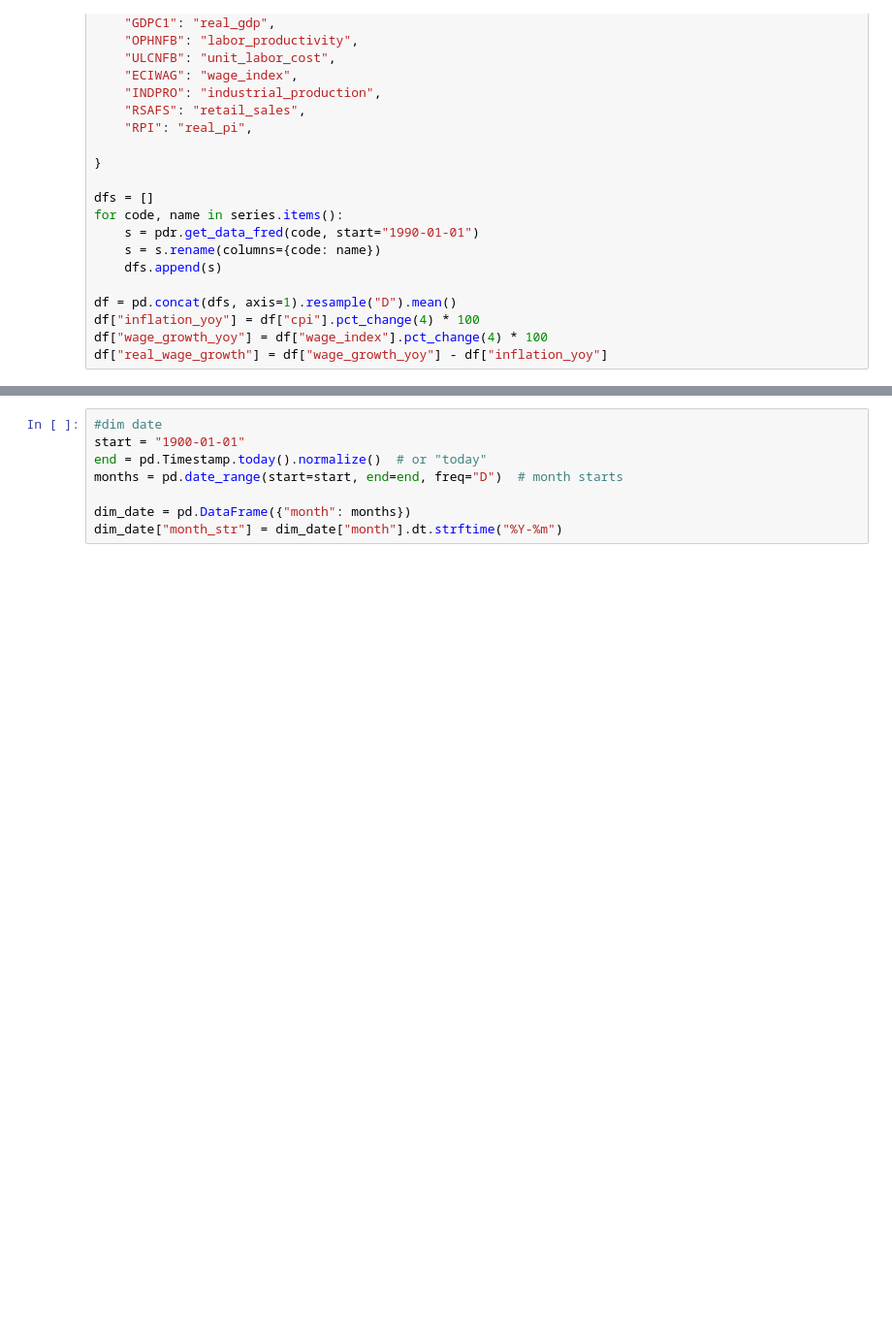
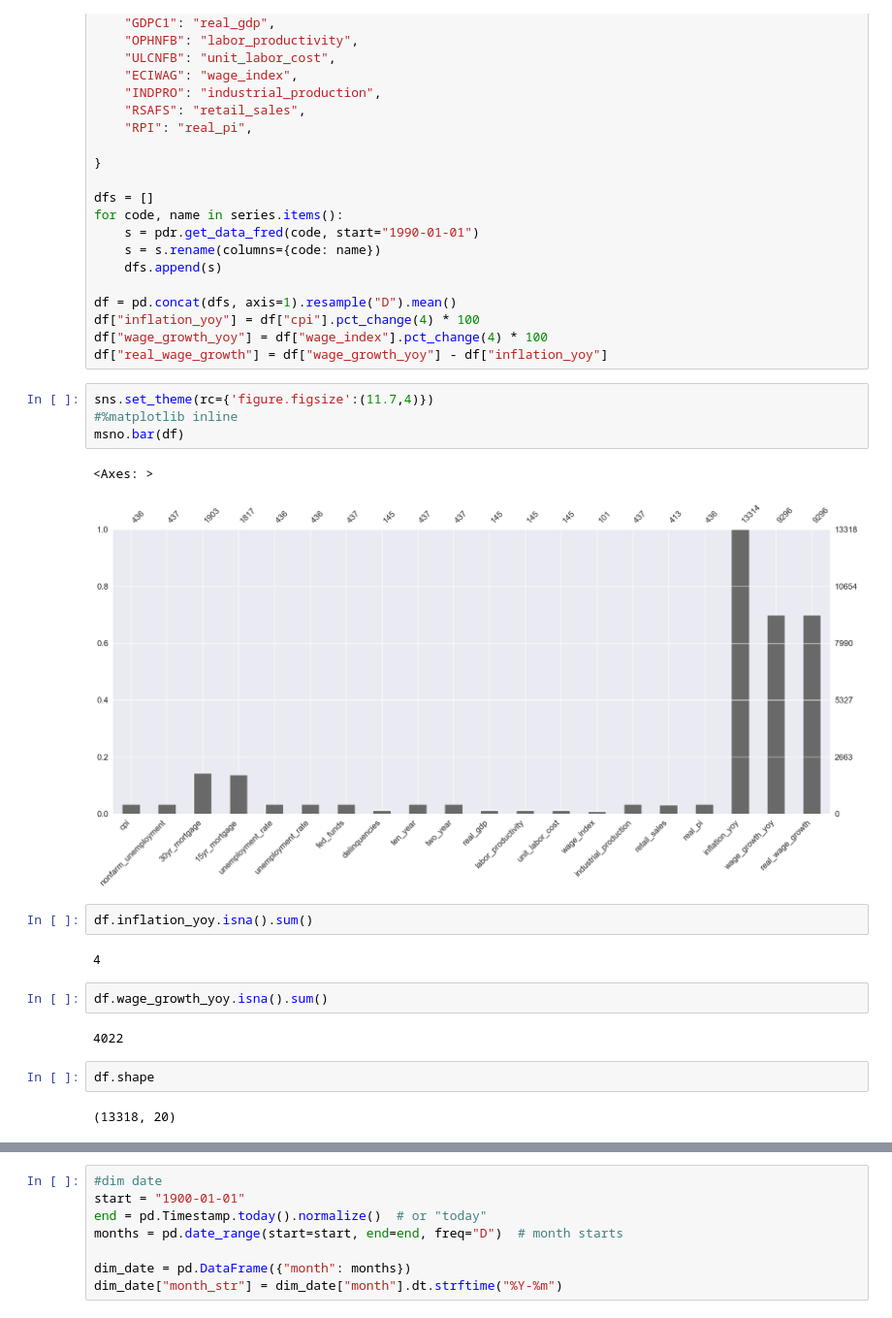
Before and after one commit to pval108/economic-review, a Jupyter notebook: economics.ipynb, the cells around one changed output, grey strips where cells are left out. Shown at 97% size. Drawn from its saved outputs; the diff is of its cells as text; blank space fills up the shorter version.

Commit message:
visualizing nulls

```diff
--- a/economics.ipynb
+++ b/economics.ipynb
@@ -57,3 +47,22 @@ df = pd.concat(dfs, axis=1).resample("D").mean()
 df["inflation_yoy"] = df["cpi"].pct_change(4) * 100
 df["wage_growth_yoy"] = df["wage_index"].pct_change(4) * 100
 df["real_wage_growth"] = df["wage_growth_yoy"] - df["inflation_yoy"]
+# %%
+sns.set_theme(rc={'figure.figsize':(11.7,4)})
+#%matplotlib inline
+msno.bar(df)
+# %% [output]
+<Axes: >
+[figure, added]
+# %%
+df.inflation_yoy.isna().sum()
+# %% [output]
+4
+# %%
+df.wage_growth_yoy.isna().sum()
+# %% [output]
+4022
+# %%
+df.shape
+# %% [output]
+(13318, 20)
```
Also changed, not shown: parts of 3 cells of this notebook.
